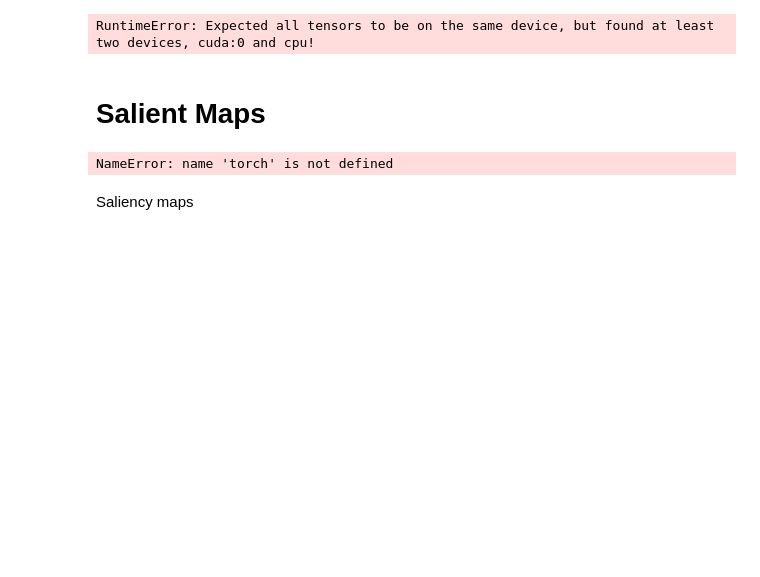
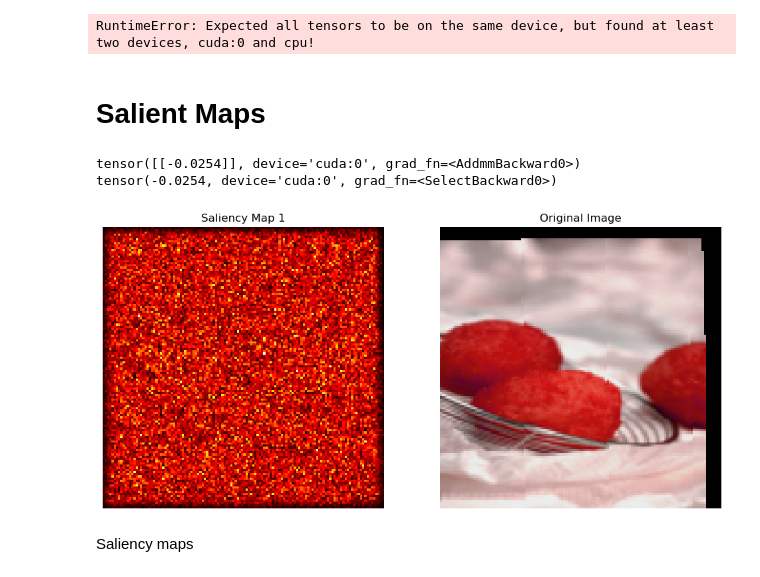
Before and after one commit to mklindtner/02516_intro_cnn, a Jupyter notebook: IDLCV_Exercise_1_5_hotdog.ipynb, the cells around one changed output. Cells and saved outputs as stored; diff of their text form; code cells hidden in the pictures; blank space fills up the shorter version.

```diff
--- a/IDLCV_Exercise_1_5_hotdog.ipynb
+++ b/IDLCV_Exercise_1_5_hotdog.ipynb
@@ -404,46 +389,62 @@ RuntimeError: Expected all tensors to be on the same device, but found at least
 # %% [markdown]
 <h1>Salient Maps</h1>
 # %%
-device = torch.device('cuda' if torch.cuda.is_available() else 'cpu')
+X = next(iter(train_loader))[0].to(device)
 X = next(iter(train_loader))[0].to(device)
 X = X[0].to(device) #get single shape
-model = Network02()
+model = Network04()
+
 # we would run the model in evaluation mode
 model.to(device)
+
+for param in model.parameters():
+    param.requires_grad = False
 model.eval()
 
 X = X.unsqueeze(0)
-print(X.shape)
-print(X)
 # print(X.shape)
-# X.requires_grad_()
+# print(X)
+# print(X.shape)
+X.requires_grad = True
 
-# scores = model(X)
-# print(scores)
+
+scores = model(X)
+print(scores)
 
 # # Get the index corresponding to the maximum score and the maximum score itself.
-# score_max_index = scores.argmax()
-# score_max = scores[0,score_max_index]
+score_max_index = scores.argmax()
+score_max = scores[0,score_max_index]
+print(score_max)
 
-# '''
-# backward function on score_max performs the backward pass in the computation graph and calculates the gradient of
-# score_max with respect to nodes in the computation graph
-# '''
-# score_max.backward()
+score_max.backward()
 
 # '''
 # Saliency would be the gradient with respect to the input image now. But note that the input image has 3 channels,
 # R, G and B. To derive a single class saliency value for each pixel (i, j),  we take the maximum magnitude
 # across all colour channels.
 # '''
-# saliency, _ = torch.max(X.grad.data.abs(),dim=1)
-# # saliency.to('cpu')
+saliency, _ = torch.max(X.grad.data.abs(),dim=1)
+saliency = saliency.to('cpu')
 
-# # code to plot the saliency map as a heatmap
-# plt.imshow(saliency[0], cmap=plt.cm.hot)
-# plt.axis('off')
-# plt.show()
+fig, axes = plt.subplots(1, 2, figsize=(12, 6))
+
+# Plot the first saliency map on the first subplot
+axes[0].imshow(saliency[0], cmap=plt.cm.hot)
+axes[0].axis('off')  # Hide the axis on the first subplot
+axes[0].set_title('Saliency Map 1')  # Optional: Set a title for the first subplot
+
+X = X.squeeze(0)
+X = X.to('cpu')
+# Plot the second saliency map on the second subplot
+axes[1].imshow(np.swapaxes(np.swapaxes(X.detach().numpy(), 0, 2), 0, 1))
+axes[1].axis('off')  # Hide the axis on the second subplot
+axes[1].set_title('Original Image')  # Optional: Set a title for the second subplot
+
+# Display the figure with both subplots
+plt.show()
 # %% [output]
-NameError: name 'torch' is not defined
+tensor([[-0.0254]], device='cuda:0', grad_fn=<AddmmBackward0>)
+tensor(-0.0254, device='cuda:0', grad_fn=<SelectBackward0>)
+[figure, added]
 # %% [markdown]
 Saliency maps
```
Also changed, not shown: parts of 7 cells of this notebook.
